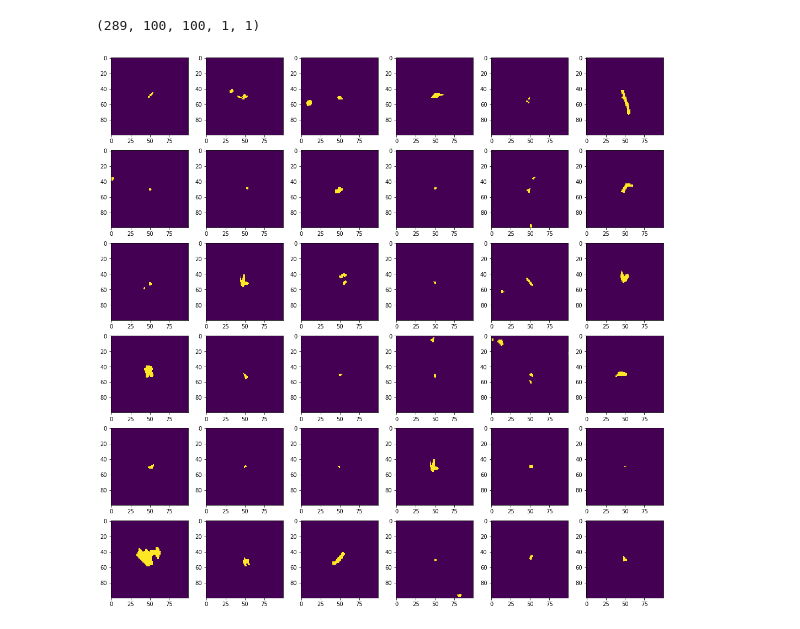
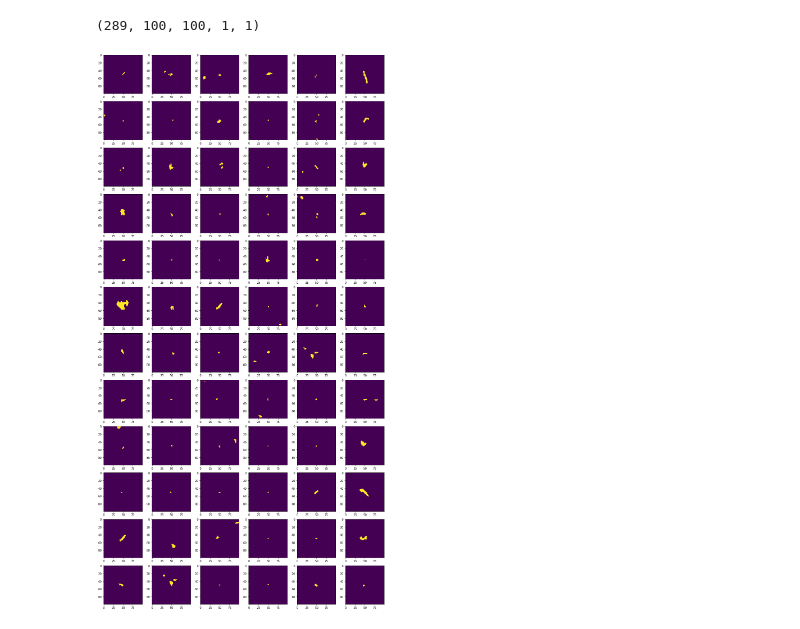
Before and after one commit to datakind/public-DKHQ_GlobalWitness, a Jupyter notebook: duckworthd/2017-10-12 | Load Mining Masks.ipynb, the cells around one changed output. Cells and saved outputs as stored; diff of their text form; code cells hidden in the pictures.

Commit message:
duckworthd: update notebook example for loading masks

```diff
--- a/duckworthd/2017-10-12 | Load Mining Masks.ipynb
+++ b/duckworthd/2017-10-12 | Load Mining Masks.ipynb
@@ -54,0 +48,10 @@ masks_metadata = mining.load_metadata(MINING_SITE_MASKS_ROOT)
+# %%
+# Root directory containing mining site masks.
+
+MINING_SITE_MASKS_ROOT = "/home/daniel/Desktop/datakind/data/mines_ipis_20171012/"
+# %%
+# Load metadata. Drop all rows that don't relate to masks.
+
+masks_metadata = mining.load_metadata(MINING_SITE_MASKS_ROOT)
+masks_metadata = masks_metadata[masks_metadata["fpath"].str.endswith("mining_masks")]
+masks_metadata.head()
@@ -65,19 +75,21 @@ imgs.shape
 # %%
 # Visualize mining site masks.
 
-MAX_NUM_ROWS = 6
+MAX_NUM_ROWS = 12
 
 def divup(a, b):
     return int(np.ceil(a / b))
 
 def plot_masks(imgs):
     num_imgs = imgs.shape[0]
     num_cols = 6
     num_rows = min(MAX_NUM_ROWS, divup(num_imgs, num_cols))
 
     fig, axs = plt.subplots(nrows=num_rows, ncols=num_cols, figsize=(num_cols * 3,  num_rows * 3))
 
     for i, ax in enumerate(axs.flatten()):
         ax.imshow(imgs[i,:,:,0,0])
+
+plot_masks(imgs)
 # %% [output]
-[figure, old version]
+[figure, new version]
```
Also changed, not shown: parts of 5 cells of this notebook.
